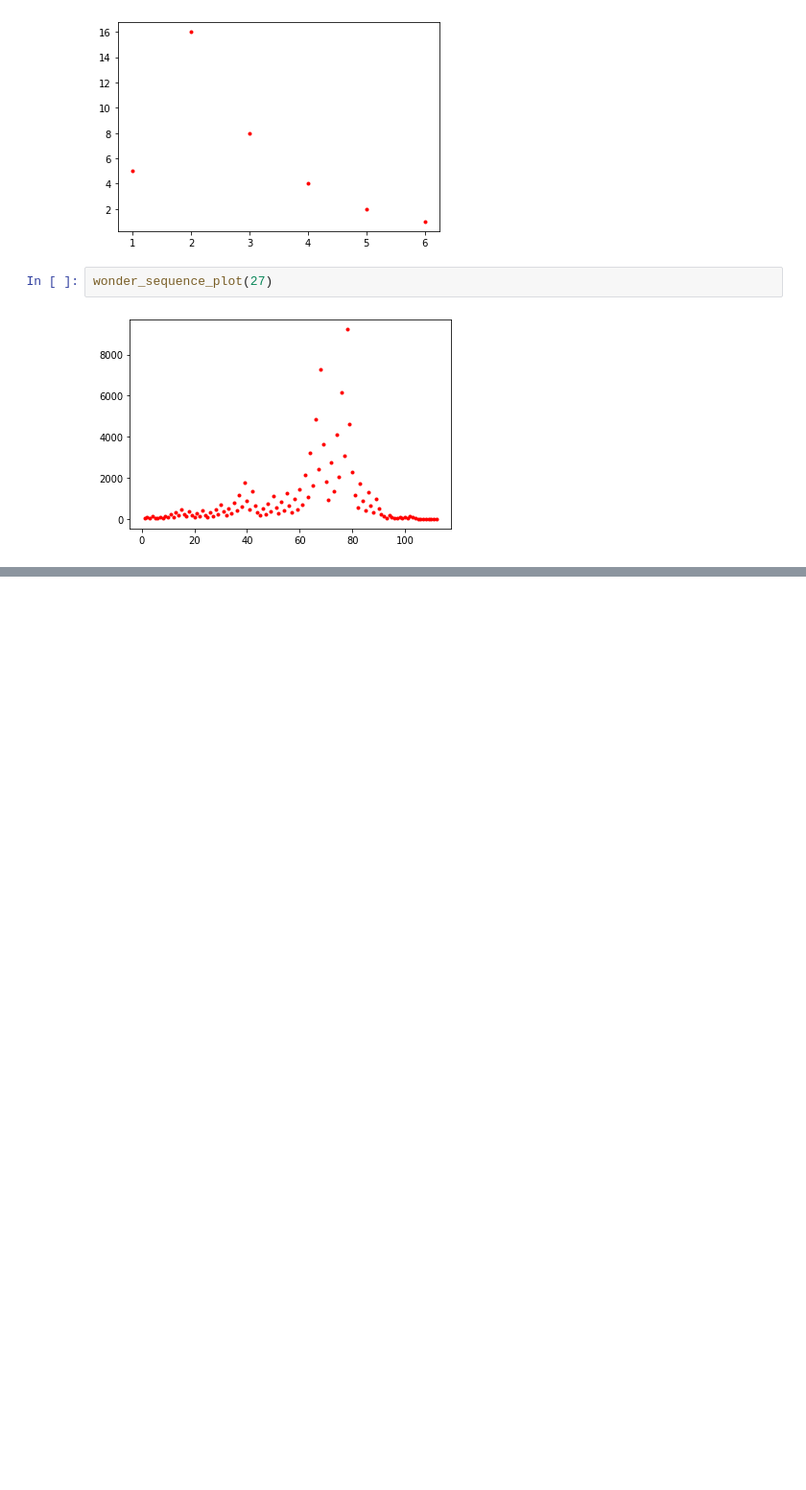
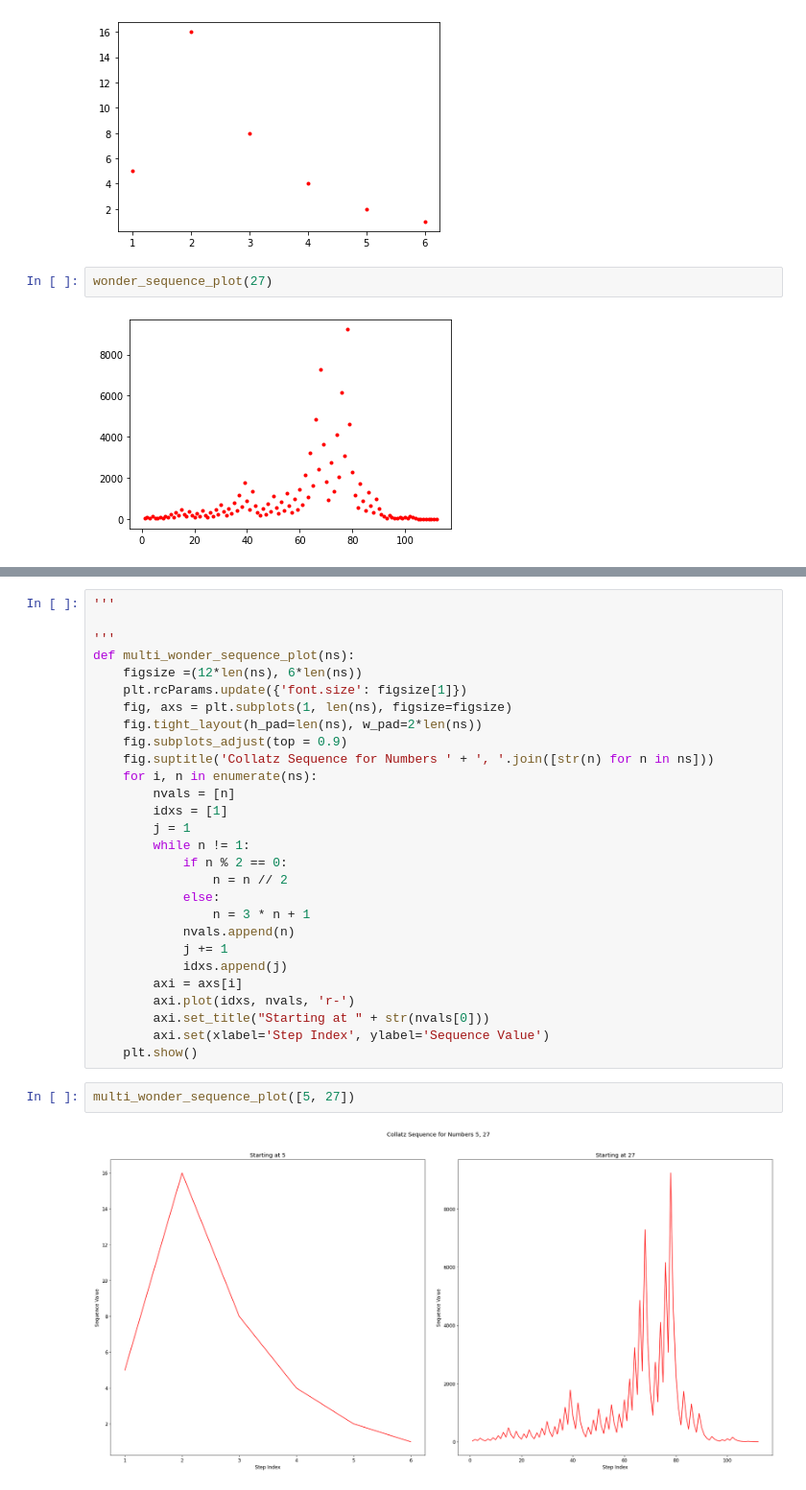
Before and after one commit to Dmacracy/Small-Math-Programs, a Jupyter notebook: Wondrous Numbers and the Collatz Conjecture.ipynb, the cells around one changed output, grey strips where cells are left out. Shown: that part at 96% size. Saved outputs shown, nothing was run; the diff lists cells and outputs as text; blank space fills up the shorter version.

Commit message:
Added more functions to the code, plotting examples, and some explanatory more comments.

```diff
--- a/Wondrous Numbers and the Collatz Conjecture.ipynb
+++ b/Wondrous Numbers and the Collatz Conjecture.ipynb
@@ -85,0 +111,32 @@ wonder_sequence_plot(27)
+# %%
+'''
+
+'''
+def multi_wonder_sequence_plot(ns):
+    figsize =(12*len(ns), 6*len(ns))
+    plt.rcParams.update({'font.size': figsize[1]})
+    fig, axs = plt.subplots(1, len(ns), figsize=figsize)
+    fig.tight_layout(h_pad=len(ns), w_pad=2*len(ns))
+    fig.subplots_adjust(top = 0.9)
+    fig.suptitle('Collatz Sequence for Numbers ' + ', '.join([str(n) for n in ns]))
+    for i, n in enumerate(ns):
+        nvals = [n]
+        idxs = [1]
+        j = 1
+        while n != 1:
+            if n % 2 == 0:
+                n = n // 2
+            else:
+                n = 3 * n + 1
+            nvals.append(n)
+            j += 1
+            idxs.append(j)
+        axi = axs[i]
+        axi.plot(idxs, nvals, 'r-')
+        axi.set_title("Starting at " + str(nvals[0]))
+        axi.set(xlabel='Step Index', ylabel='Sequence Value')
+    plt.show()
+# %%
+multi_wonder_sequence_plot([5, 27])
+# %% [output]
+[figure, added]
```
Also changed, not shown: parts of 15 cells of this notebook.
